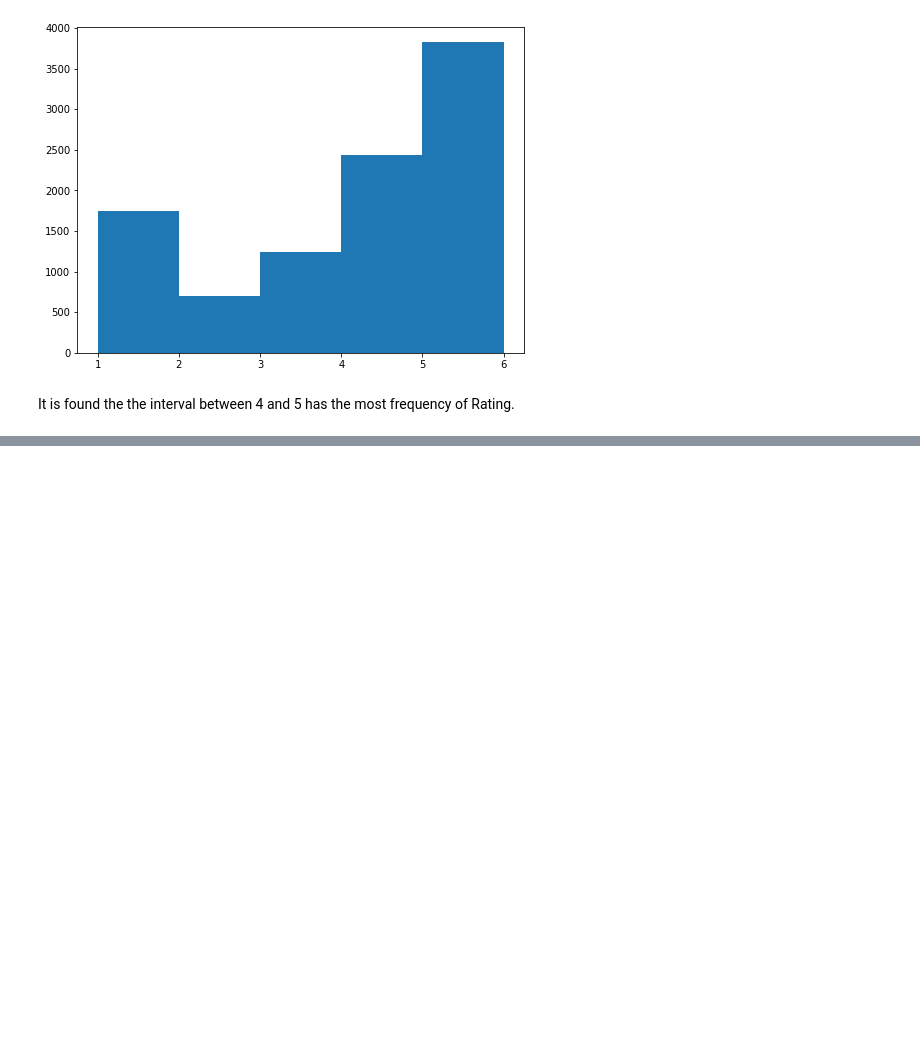
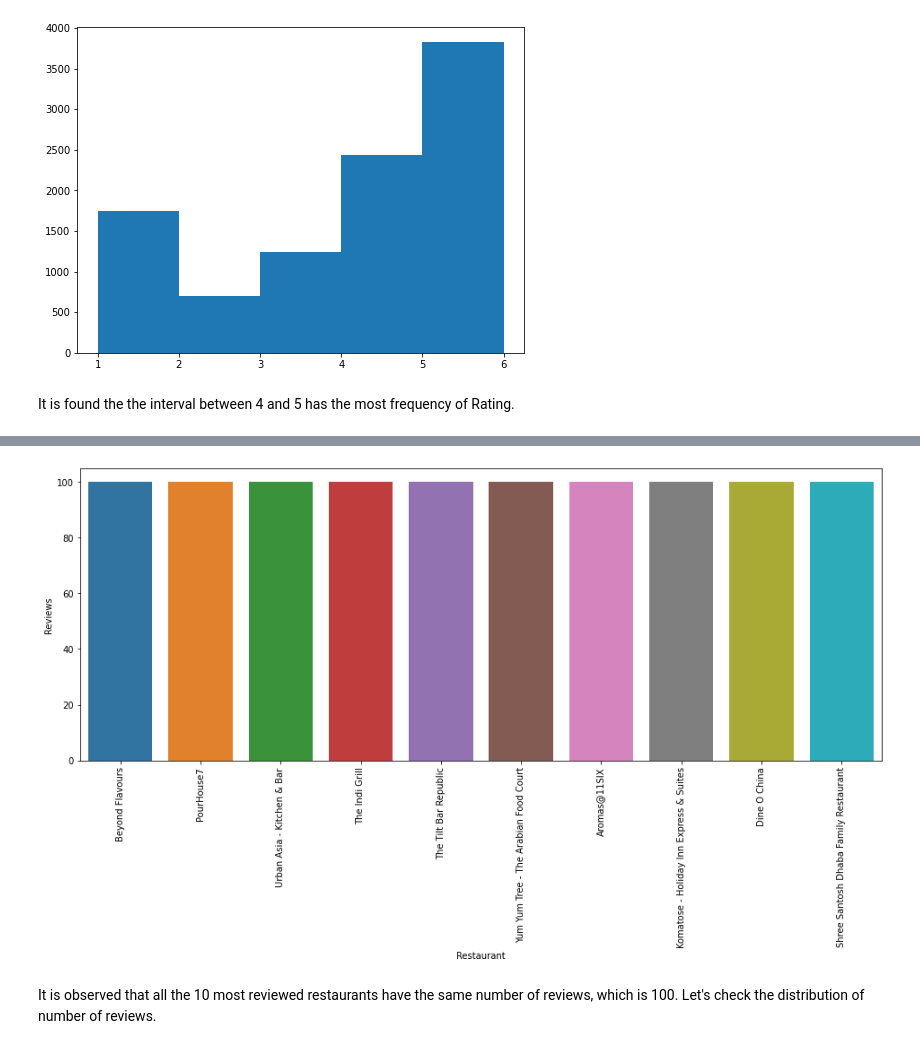
Before and after one commit to connect-midhunr/zomato-restaurant-clustering-and-sentiment-analysis, a Jupyter notebook: Zomato_Restaurant_Clustering_and_Sentiment_Analysis.ipynb, the cells around one changed output, grey strips where cells are left out. Saved outputs shown, nothing was run; the diff lists cells and outputs as text; code cells hidden in the pictures; blank space fills up the shorter version.

```diff
--- a/Zomato_Restaurant_Clustering_and_Sentiment_Analysis.ipynb
+++ b/Zomato_Restaurant_Clustering_and_Sentiment_Analysis.ipynb
@@ -492,0 +513,11 @@ It is found the the interval between 4 and 5 has the most frequency of Rating.
+# %%
+# creating a dataframe to store the 10 most reviewed restaurants
+most_reviewed_restaurants_df = pd.DataFrame(review_work_df['Restaurant'].value_counts()).reset_index().head(10)
+most_reviewed_restaurants_df = most_reviewed_restaurants_df.rename(columns={'index':'Restaurant', 'Restaurant':'Reviews'})
+# %%
+# plotting a vertical bar graph to display the restaurants which was reviewed the most number of times
+plot_vertical_bar_graph(most_reviewed_restaurants_df, 'Restaurant', 'Reviews')
+# %% [output]
+[figure, added]
+# %% [markdown]
+It is observed that all the 10 most reviewed restaurants have the same number of reviews, which is 100. Let's check the distribution of number of reviews.
```
Also changed, not shown: parts of 54 cells of this notebook.
